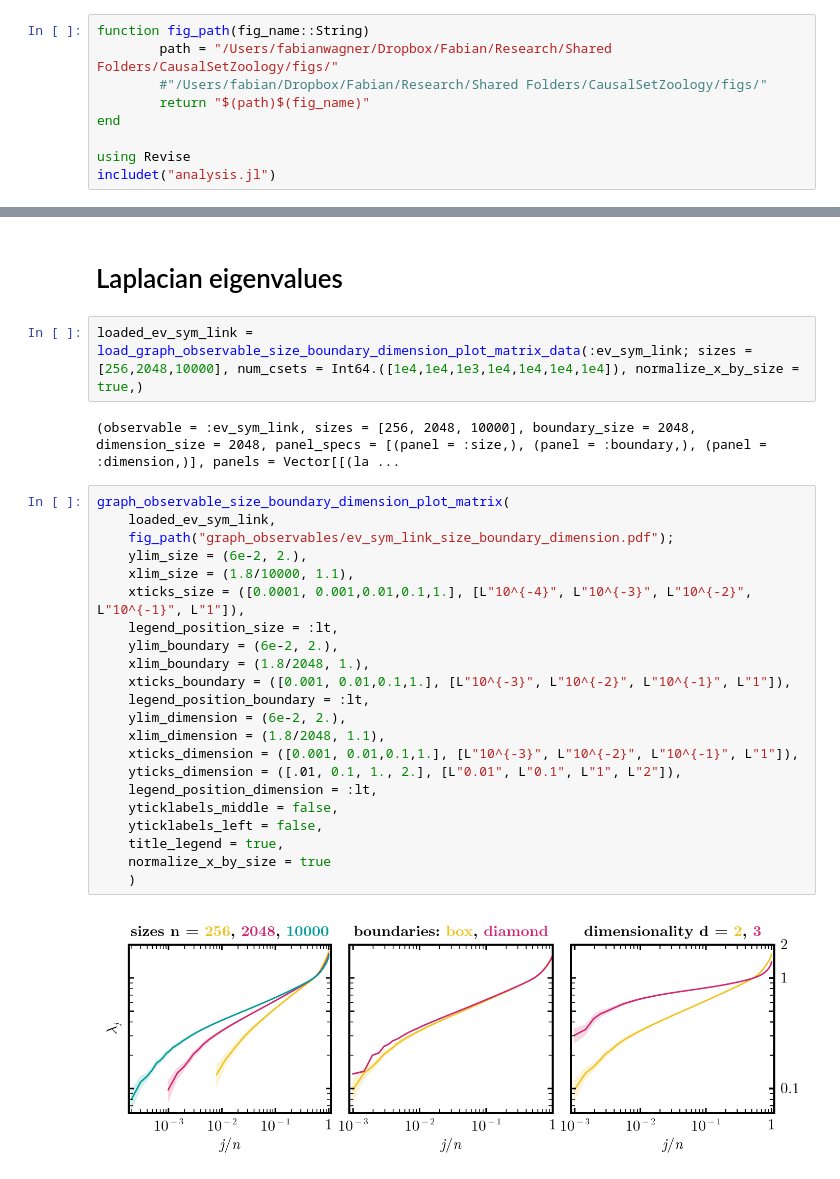
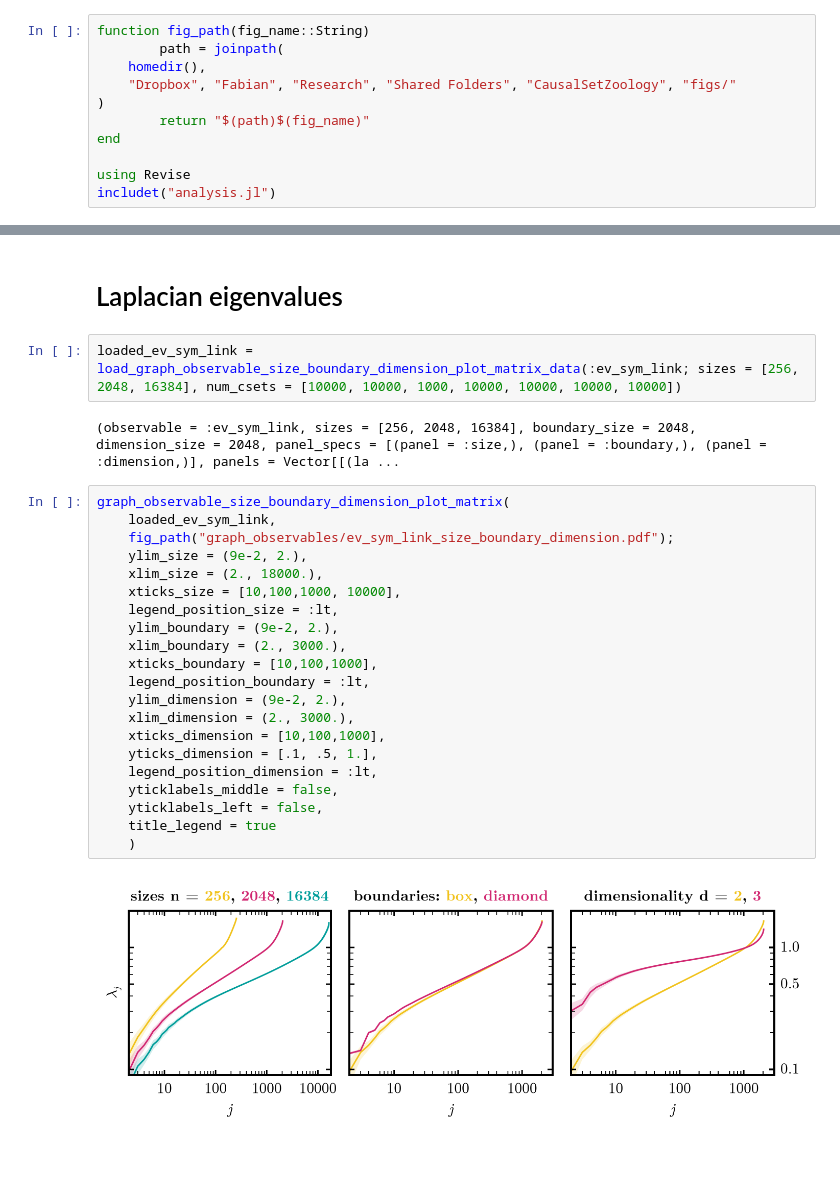
Before and after one commit to causal-wagner/CausalSetZoology, a Jupyter notebook: analysis/size_boundary_dependence.ipynb, the cells around one changed output, grey strips where cells are left out. Cells and saved outputs as stored; diff of their text form.

```diff
--- a/analysis/size_boundary_dependence.ipynb
+++ b/analysis/size_boundary_dependence.ipynb
@@ -7,7 +23,9 @@ Pkg.instantiate()
 # %%
 function fig_path(fig_name::String)
-        path = "/Users/fabianwagner/Dropbox/Fabian/Research/Shared Folders/CausalSetZoology/figs/"
-        #"/Users/fabian/Dropbox/Fabian/Research/Shared Folders/CausalSetZoology/figs/"
+        path = joinpath(
+    homedir(),
+    "Dropbox", "Fabian", "Research", "Shared Folders", "CausalSetZoology", "figs/"
+)
         return "$(path)$(fig_name)"
 end
 
@@ -99,30 +138,29 @@ graph_observable_size_boundary_dimension_plot_matrix(
 # %% [markdown]
 # Laplacian eigenvalues
 # %%
-loaded_ev_sym_link = load_graph_observable_size_boundary_dimension_plot_matrix_data(:ev_sym_link; sizes = [256,2048,10000], num_csets = Int64.([1e4,1e4,1e3,1e4,1e4,1e4,1e4]), normalize_x_by_size = true,)
+loaded_ev_sym_link = load_graph_observable_size_boundary_dimension_plot_matrix_data(:ev_sym_link; sizes = [256, 2048, 16384], num_csets = [10000, 10000, 1000, 10000, 10000, 10000, 10000])
 # %% [output]
-(observable = :ev_sym_link, sizes = [256, 2048, 10000], boundary_size = 2048, dimension_size = 2048, panel_specs = [(panel = :size,), (panel = :boundary,), (panel = :dimension,)], panels = Vector[[(la ...
+(observable = :ev_sym_link, sizes = [256, 2048, 16384], boundary_size = 2048, dimension_size = 2048, panel_specs = [(panel = :size,), (panel = :boundary,), (panel = :dimension,)], panels = Vector[[(la ...
 # %%
 graph_observable_size_boundary_dimension_plot_matrix(
     loaded_ev_sym_link,
     fig_path("graph_observables/ev_sym_link_size_boundary_dimension.pdf");
-    ylim_size = (6e-2, 2.),
-    xlim_size = (1.8/10000, 1.1),
-    xticks_size = ([0.0001, 0.001,0.01,0.1,1.], [L"10^{-4}", L"10^{-3}", L"10^{-2}", L"10^{-1}", L"1"]),
+    ylim_size = (9e-2, 2.),
+    xlim_size = (2., 18000.),
+    xticks_size = [10,100,1000, 10000],
     legend_position_size = :lt,
-    ylim_boundary = (6e-2, 2.),
-    xlim_boundary = (1.8/2048, 1.),
-    xticks_boundary = ([0.001, 0.01,0.1,1.], [L"10^{-3}", L"10^{-2}", L"10^{-1}", L"1"]),
+    ylim_boundary = (9e-2, 2.),
+    xlim_boundary = (2., 3000.),
+    xticks_boundary = [10,100,1000],
     legend_position_boundary = :lt,
-    ylim_dimension = (6e-2, 2.),
-    xlim_dimension = (1.8/2048, 1.1),
-    xticks_dimension = ([0.001, 0.01,0.1,1.], [L"10^{-3}", L"10^{-2}", L"10^{-1}", L"1"]),
-    yticks_dimension = ([.01, 0.1, 1., 2.], [L"0.01", L"0.1", L"1", L"2"]),
+    ylim_dimension = (9e-2, 2.),
+    xlim_dimension = (2., 3000.),
+    xticks_dimension = [10,100,1000],
+    yticks_dimension = [.1, .5, 1.],
     legend_position_dimension = :lt,
     yticklabels_middle = false,
     yticklabels_left = false,
-    title_legend = true,
-    normalize_x_by_size = true
+    title_legend = true
     )
 # %% [output]
-[figure, old version]
+[figure, new version]
```
Also changed, not shown: parts of 9 cells of this notebook, 1 other file.
